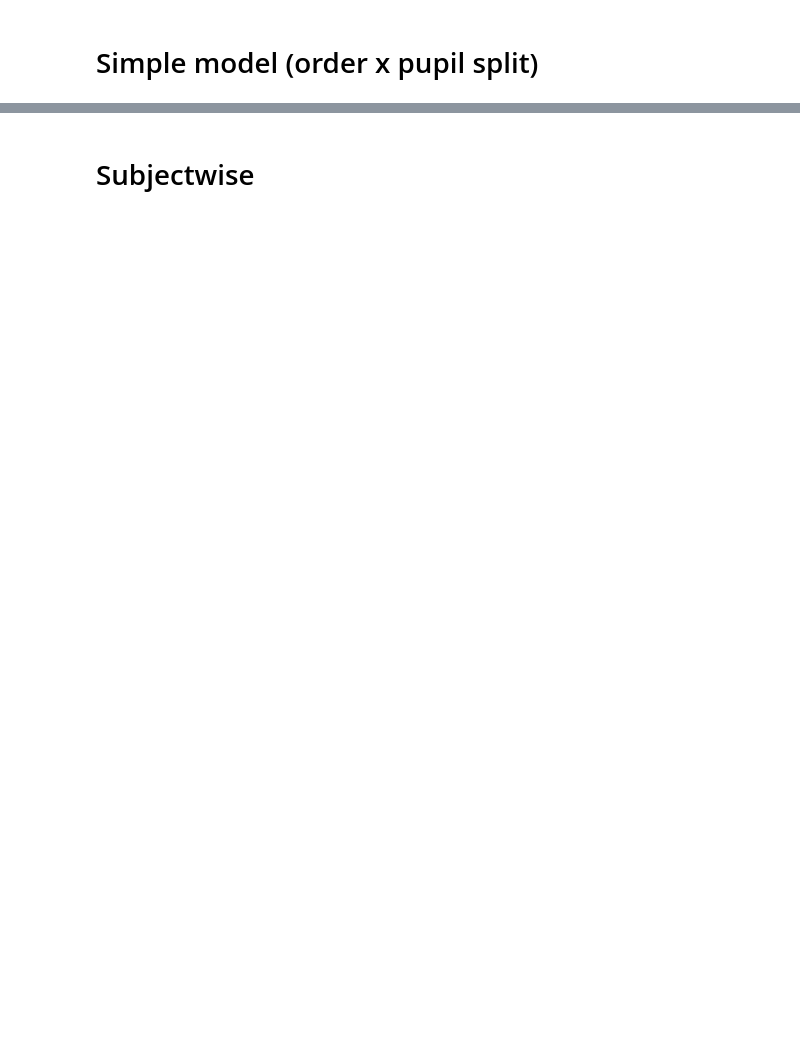
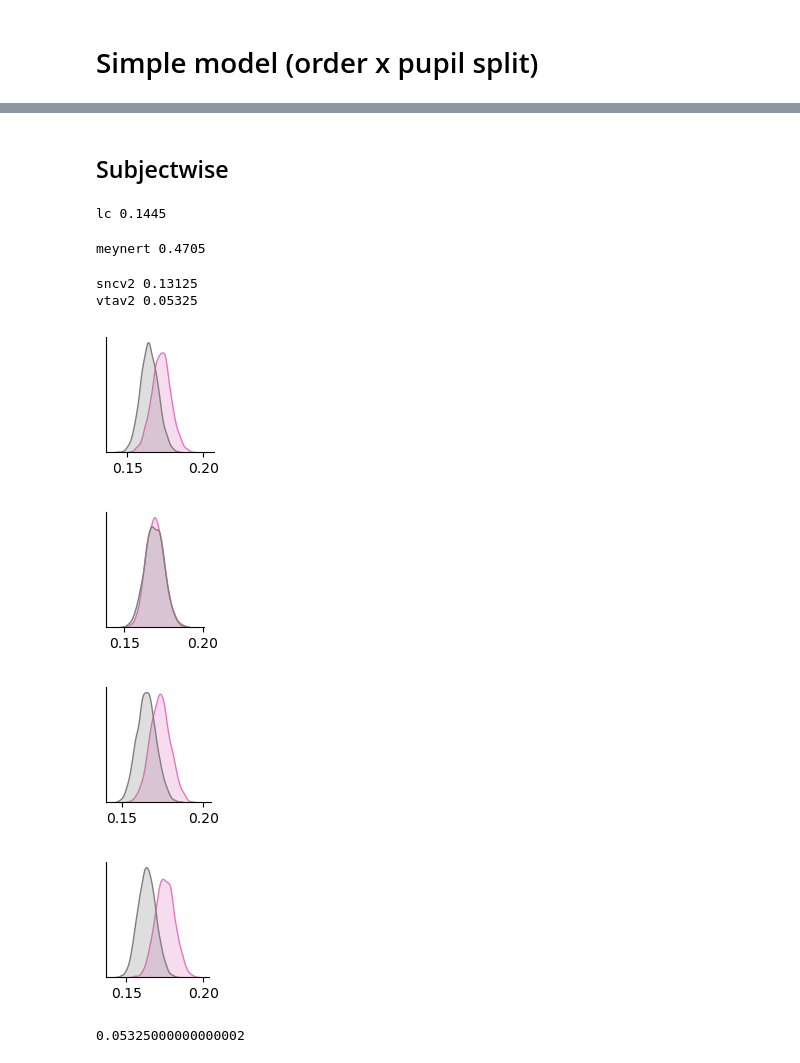
Before and after one commit to Gilles86/risk_experiment, a Jupyter notebook: risk_experiment/cogmodels/notebooks/analyze_subcortical_probit.ipynb, the cells around one changed output, grey strips where cells are left out. Drawn from its saved outputs; the diff is of its cells as text; code cells hidden in the pictures; blank space fills up the shorter version.

```diff
--- a/risk_experiment/cogmodels/notebooks/analyze_subcortical_probit.ipynb
+++ b/risk_experiment/cogmodels/notebooks/analyze_subcortical_probit.ipynb
@@ -226,3 +356,5 @@ vtav2
+# %%
+rois = ['dmidbrain', 'vtav2', 'sncv2', 'meynert', 'lc'][1:]
 # %%
 rnps = []
 gammas = []
@@ -272,2 +399,53 @@ for roi, r in rnp.groupby('roi'):
 # %% [markdown]
-# Subjectwise
+## Subjectwise
+# %%
+rnps = []
+gammas = []
+
+for roi in rois:
+    df, model, idata = load('probit_subcortical_response3', '7t2', roi=roi)
+    intercept, gamma = extract_intercept_gamma(idata, model, df, group=False)
+    rnp = np.exp(intercept['intercept']/gamma['gamma']).stack([-2, -1]).to_frame('rnp')
+    rnp.index = rnp.index.set_levels(rnp.index.levels[1].astype(int), level=1)
+    rnp = rnp[(rnp['rnp'] > 0.0) & (rnp['rnp'] < 1.0)]
+
+    gamma = gamma.stack([-2, -1])
+
+    rnps.append(rnp)
+    gammas.append(gamma)
+
+
+rnp = pd.concat(rnps, keys=rois, names=['roi'])
+gamma = pd.concat(gammas, keys=rois, names=['roi'])
+
+rnp['Order'] = rnp.index.get_level_values('risky_first').map({True:'Risky first', False:'Safe first'})
+rnp['Subcortical response'] = rnp.index.get_level_values('median_split_subcortical_response')#.map({True:'Large', False:'Small'})
+rnp['distance_to_risk_neutral'] = (rnp['rnp'] - .55).abs()
+# %%
+for roi, r in rnp.groupby('roi'):
+
+    tmp = r.groupby(['chain', 'draw', 'Subcortical response']).mean()
+
+    fac = sns.FacetGrid(tmp.reset_index(), hue='Subcortical response', palette=palette,
+                       height=1.5*3.2*cm,
+                       hue_order=order)
+
+    fac.map(sns.kdeplot, 'distance_to_risk_neutral', fill=True)
+
+    fac.set(xlabel=None, ylabel=None, yticks=[])
+    split = tmp['distance_to_risk_neutral'].unstack('Subcortical response')
+    print(roi, (split[order[0]] < split[order[1]]).mean())
+    plt.savefig(op.join(bids_folder, 'derivatives', 'figures', f'model-rnp_subcortical_roi-{roi}_rnp_distance.pdf'), bbox_inches='tight')
+# %% [output]
+lc 0.1445
+meynert 0.4705
+sncv2 0.13125
+vtav2 0.05325
+[figure, added]
+[figure, added]
+[figure, added]
+[figure, added]
+# %%
+1-0.94675
+# %% [output]
+0.05325000000000002
```
Also changed, not shown: parts of 39 cells of this notebook, 27 other files.
